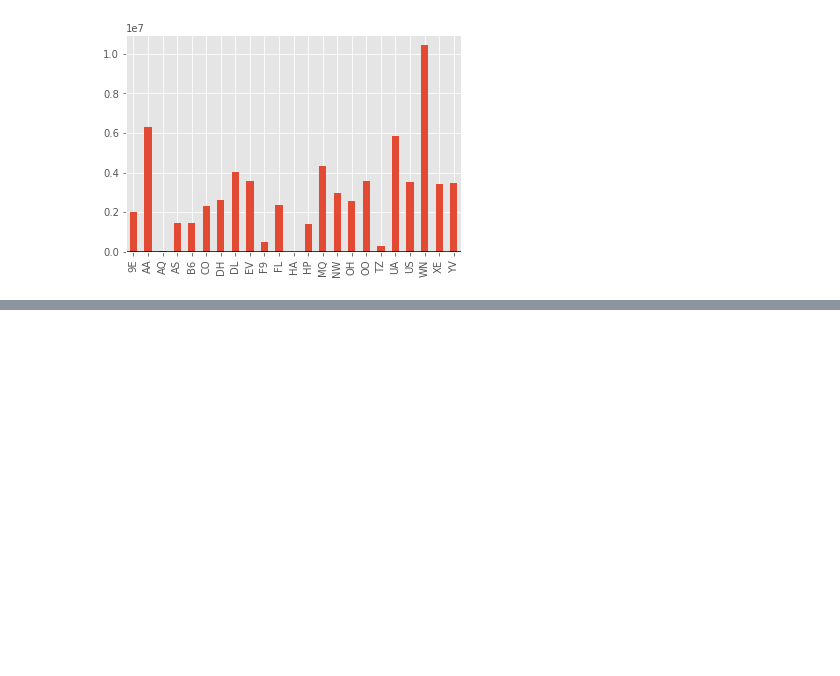
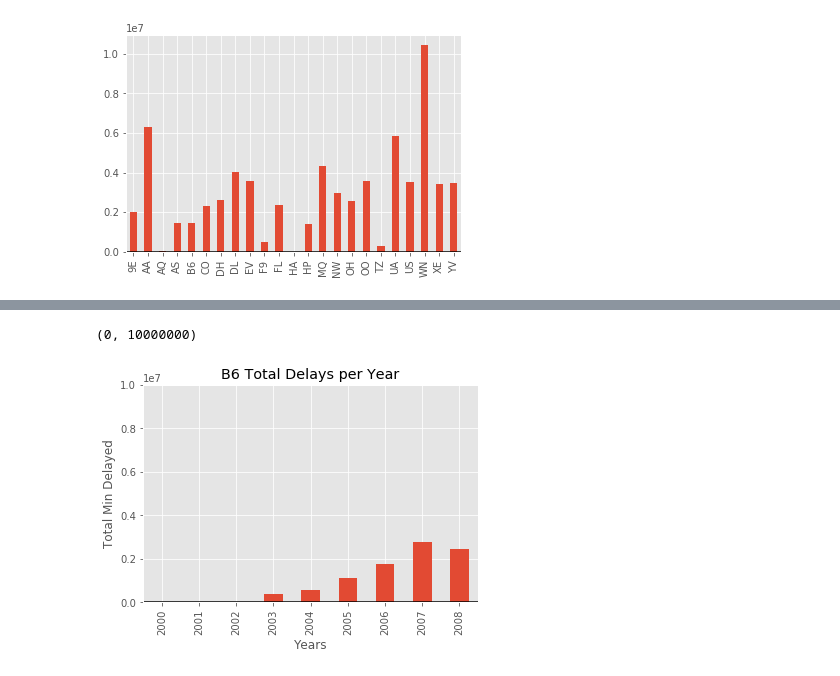
Before and after one commit to byurtkulu/cs210_proj51, a Jupyter notebook: histogram.ipynb, the cells around one changed output, grey strips where cells are left out. Cells and saved outputs as stored; diff of their text form; code cells hidden in the pictures; blank space fills up the shorter version.

```diff
--- a/histogram.ipynb
+++ b/histogram.ipynb
@@ -288,0 +384,17 @@ df2.iloc[5].plot.bar(); plt.axhline(0, color='k')
+# %%
+###########################################
+#### B6 airline - Delays Year by Year #####
+###########################################
+
+B6delays = [0,0,0,378292,556397,1139506,1751381,2767110,2440878]
+
+B6dict = dict(zip(years, B6delays))
+B6df = pd.DataFrame(B6dict, index=[list(range(len(B6dict)))])
+
+B6hist = B6df.iloc[5].plot.bar(title='B6 Total Delays per Year'); plt.axhline(0, color='k')
+B6hist.set_xlabel('Years')
+B6hist.set_ylabel('Total Min Delayed')
+B6hist.set_ylim(0, 10000000)
+# %% [output]
+(0, 10000000)
+[figure, added]
```
Also changed, not shown: parts of 22 cells of this notebook.
